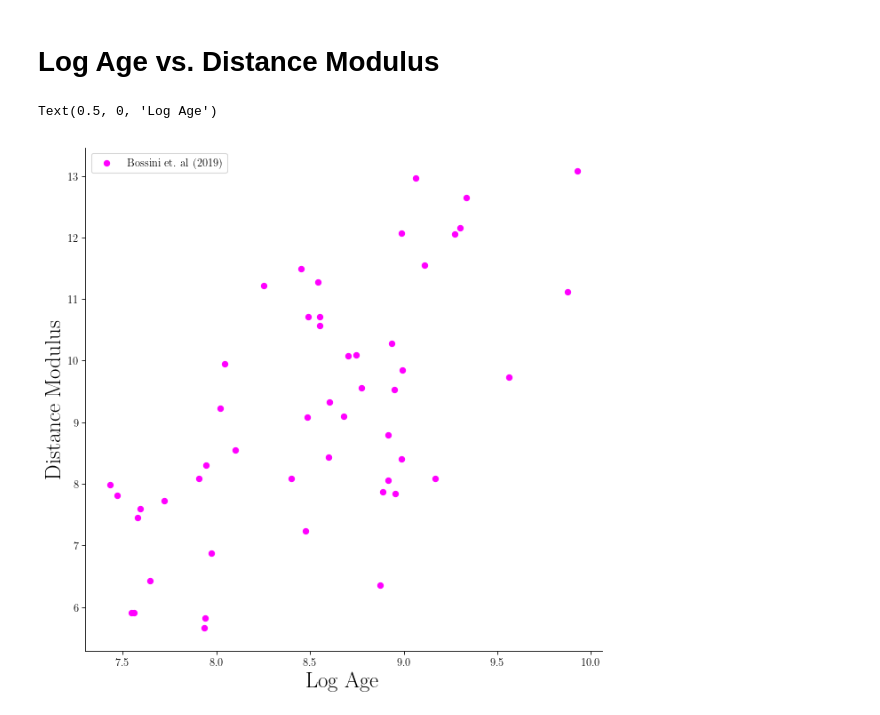
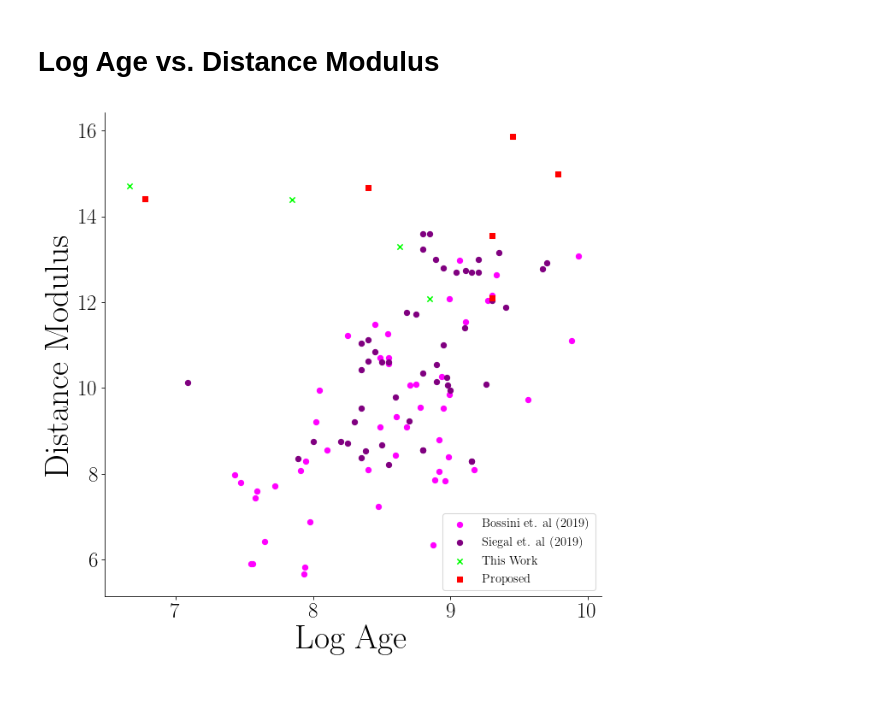
Before and after one commit to OwenJohnsons/Final_Year_Project, a Jupyter notebook: Code/final_plots.ipynb, the cells around one changed output. Drawn from its saved outputs; the diff is of its cells as text; code cells hidden in the pictures.

```diff
--- a/Code/final_plots.ipynb
+++ b/Code/final_plots.ipynb
@@ -34,3 +34,7 @@ print(bossini_et_al.keys())
 bossini_dist = bossini_et_al['Dist']; bossini_age = bossini_et_al['logA']
 # %% [output]
 ['Cluster', 'RA_ICRS', 'DE_ICRS', 'logA', 'e_logA', 'E_logA', 'Dist', 'e_Dist', 'E_Dist', 'AV', 'e_AV', 'E_AV', 'AGTO', 'e_AGTO', 'E_AGTO', 'Fe_H', 'r_Fe_H', 'SimbadName', '_RA.icrs', '_DE.icrs']
+# %%
+siegal_et_al = Vizier.get_catalogs('J/AJ/158/35/table2')[0]
+print(siegal_et_al.keys())
+siegal_dist = siegal_et_al['m-M']; siegal_age = siegal_et_al['log_Age_']
@@ -75,16 +89,21 @@ Text(0, 0.5, 'Longitude')
 # %% [markdown]
 # Log Age vs. Distance Modulus
 # %%
+plt.rcParams.update({'font.size': 24})
 plt.figure(figsize = (10, 10), dpi = 75)
 # plt.scatter(proposed['Age'], proposed['DistanceMod'], facecolor = 'None', edgecolor = 'fuchsia', label = 'Lynga et al. (1987)', marker = 's')
 
 
 
 plt.scatter(bossini_age, bossini_dist, label = 'Bossini et. al (2019)', color = 'fuchsia')
-# plt.scatter(observed['Age'], observed['DistanceMod'], color = 'lime', marker = 'x', label = 'This Work')
-plt.legend(loc = 'best')
-plt.ylabel('Distance Modulus', fontsize = 24)
-plt.xlabel('Log Age', fontsize = 24)
+plt.scatter(siegal_age, siegal_dist, label = 'Siegal et. al (2019)', color = 'purple')
+plt.scatter(observed['Age'], observed['DistanceMod'], color = 'lime', marker = 'x', label = 'This Work')
+plt.scatter(proposed['Age'], proposed['DistanceMod'], color = 'red', marker = 's', label = 'Proposed')
+# plt.scatter(kharchenko_age, kharchenko_dist)
+
+plt.legend(loc = 'best', prop={'size': 14})
+plt.ylabel('Distance Modulus', fontsize = 38)
+plt.xlabel('Log Age', fontsize = 38)
+plt.savefig('plots/supplementary_data_plot.pdf')
 # %% [output]
-Text(0.5, 0, 'Log Age')
-[figure, old version]
+[figure, new version]
```
Also changed, not shown: parts of 4 cells of this notebook, 26 other files.
